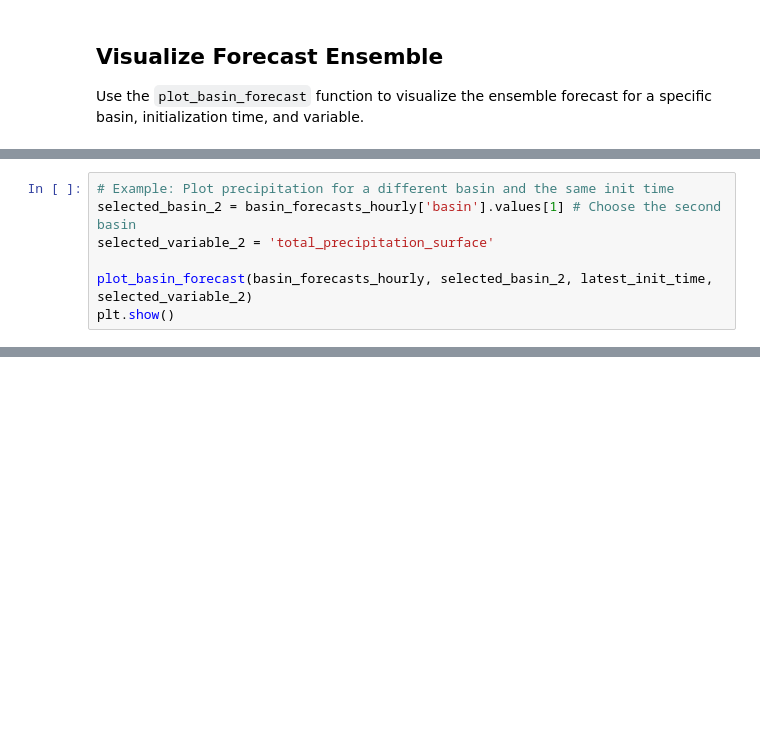
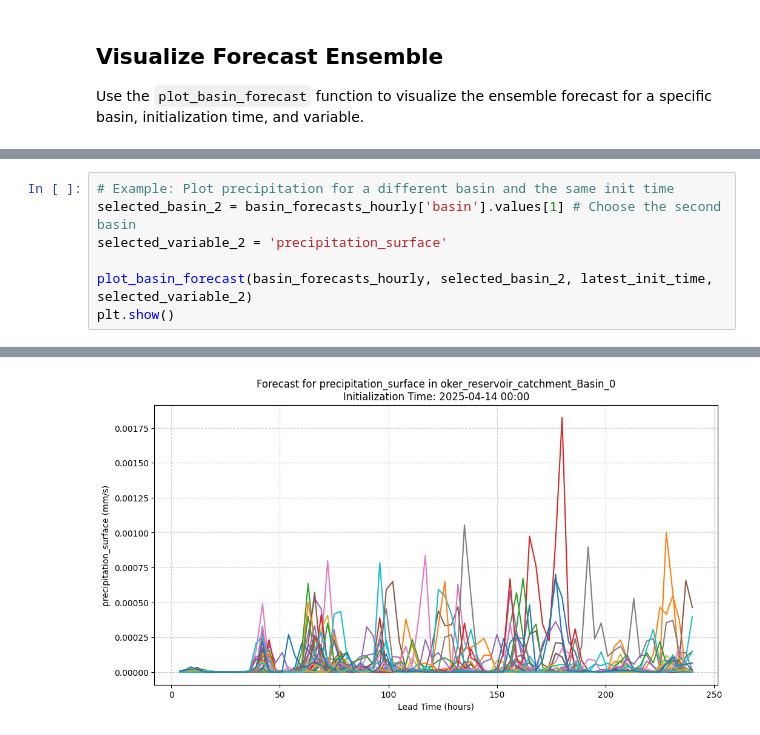
Before and after one commit to gjohnen1/NOAA-GEFS-Forecast-Processing, a Jupyter notebook: notebooks/basin_forecasts.ipynb, the cells around one changed output, grey strips where cells are left out. Drawn from its saved outputs; the diff is of its cells as text; blank space fills up the shorter version.

```diff
--- a/notebooks/basin_forecasts.ipynb
+++ b/notebooks/basin_forecasts.ipynb
@@ -254,7 +267,8 @@ plt.show() # Display the plot
 # %%
 # Example: Plot precipitation for a different basin and the same init time
 selected_basin_2 = basin_forecasts_hourly['basin'].values[1] # Choose the second basin
-selected_variable_2 = 'total_precipitation_surface'
+selected_variable_2 = 'precipitation_surface'
 
 plot_basin_forecast(basin_forecasts_hourly, selected_basin_2, latest_init_time, selected_variable_2)
 plt.show()
+# %% [output]
@@ -260,0 +277 @@ plt.show()
+[figure, added]
```
Also changed, not shown: parts of 8 cells of this notebook.
